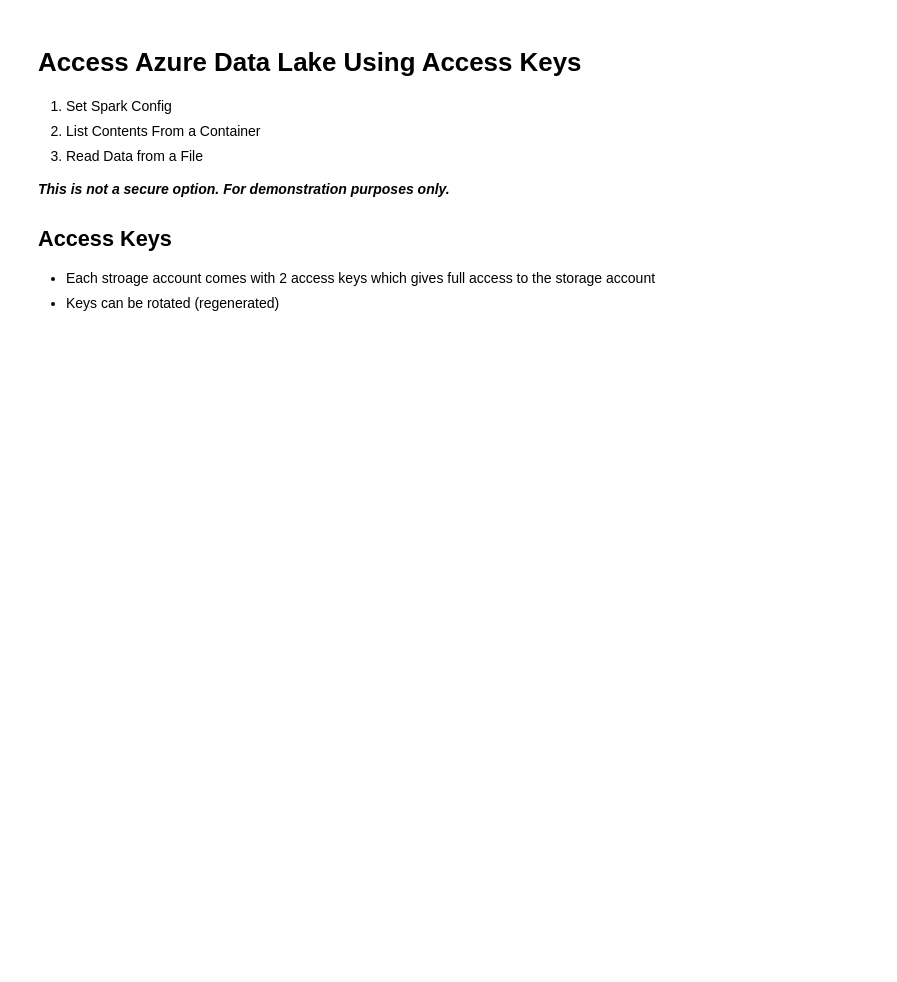
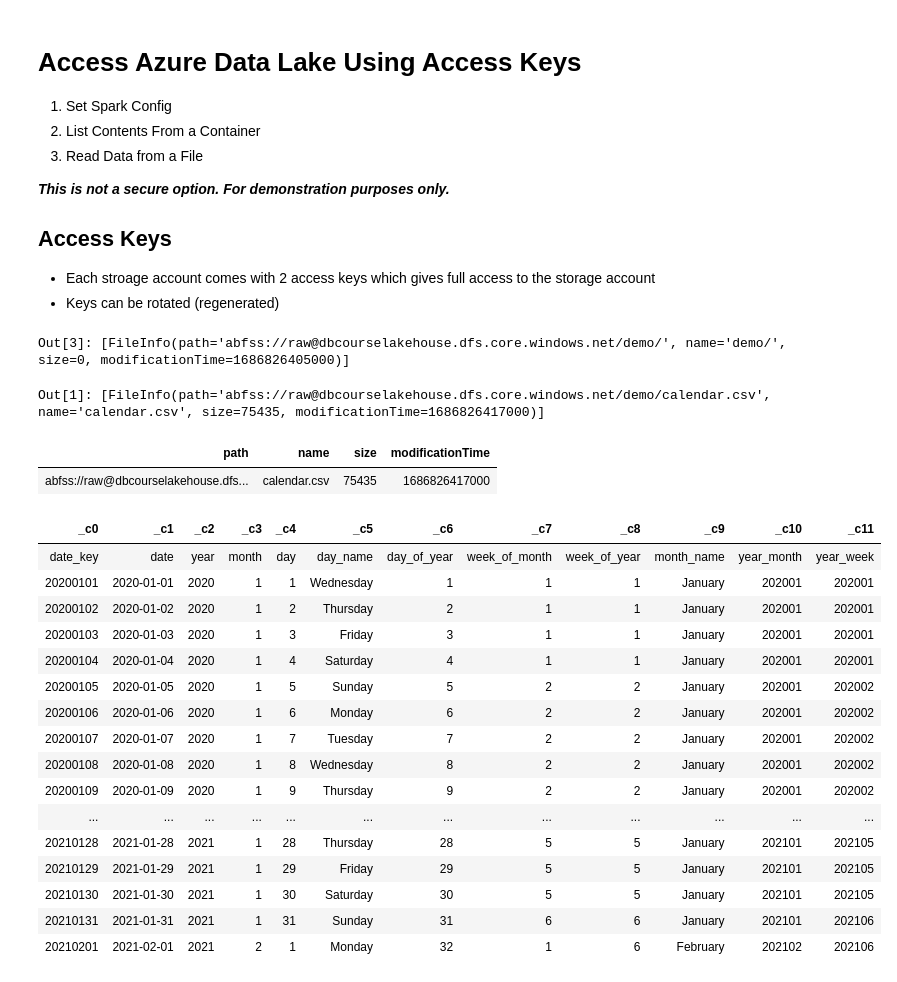
Before and after one commit to nareyes/education, a Jupyter notebook: azure_databricks_course/code/_setup/01-ADLS-Access-Key.ipynb, the cells around one changed output. Drawn from its saved outputs; the diff is of its cells as text; code cells hidden in the pictures; blank space fills up the shorter version.

```diff
--- a/azure_databricks_course/code/_setup/01-ADLS-Access-Key.ipynb
+++ b/azure_databricks_course/code/_setup/01-ADLS-Access-Key.ipynb
@@ -35,3 +54,9 @@ dbutils.fs.ls("abfss://<container@storage_account_name>.dfs.core.windows.net")
+# %%
+# List Contents From a Container
+
+dbutils.fs.ls("abfss://raw@dbcourselakehouse.dfs.core.windows.net")
+# %% [output]
+Out[3]: [FileInfo(path='abfss://raw@dbcourselakehouse.dfs.core.windows.net/demo/', name='demo/', size=0, modificationTime=1686826405000)]
 # %%
 # List Contents From a Container & Directory
 
@@ -39,3 +64,9 @@ dbutils.fs.ls("abfss://<container@storage_account_name>.dfs.core.windows.net/<di
+# %%
+# List Contents From a Container & Directory
+
+dbutils.fs.ls("abfss://raw@dbcourselakehouse.dfs.core.windows.net/demo")
+# %% [output]
+Out[1]: [FileInfo(path='abfss://raw@dbcourselakehouse.dfs.core.windows.net/demo/calendar.csv', name='calendar.csv', size=75435, modificationTime=1686826417000)]
 # %%
 # Using the Display Function
 
@@ -45,3 +76,12 @@ display(
+# %%
+# Using the Display Function
+
+display(
+    dbutils.fs.ls("abfss://raw@dbcourselakehouse.dfs.core.windows.net/demo")
+)
+# %% [output]
+| path | name | size | modificationTime |
+| abfss://raw@dbcourselakehouse.dfs... | calendar.csv | 75435 | 1686826417000 |
 # %%
 # Read Data From a File Using Display Function
 
@@ -50,0 +91,24 @@ display(
+# %%
+# Read Data From a File Using Display Function
+
+display(
+    spark.read.csv("abfss://raw@dbcourselakehouse.dfs.core.windows.net/demo/calendar.csv")
+)
+# %% [output]
+| _c0 | _c1 | _c2 | _c3 | _c4 | _c5 | _c6 | _c7 | _c8 | _c9 | _c10 | _c11 |
+| date_key | date | year | month | day | day_name | day_of_year | week_of_month | week_of_year | month_name | year_month | year_week |
+| 20200101 | 2020-01-01 | 2020 | 1 | 1 | Wednesday | 1 | 1 | 1 | January | 202001 | 202001 |
+| 20200102 | 2020-01-02 | 2020 | 1 | 2 | Thursday | 2 | 1 | 1 | January | 202001 | 202001 |
+| 20200103 | 2020-01-03 | 2020 | 1 | 3 | Friday | 3 | 1 | 1 | January | 202001 | 202001 |
+| 20200104 | 2020-01-04 | 2020 | 1 | 4 | Saturday | 4 | 1 | 1 | January | 202001 | 202001 |
+| 20200105 | 2020-01-05 | 2020 | 1 | 5 | Sunday | 5 | 2 | 2 | January | 202001 | 202002 |
+| 20200106 | 2020-01-06 | 2020 | 1 | 6 | Monday | 6 | 2 | 2 | January | 202001 | 202002 |
+| 20200107 | 2020-01-07 | 2020 | 1 | 7 | Tuesday | 7 | 2 | 2 | January | 202001 | 202002 |
+| 20200108 | 2020-01-08 | 2020 | 1 | 8 | Wednesday | 8 | 2 | 2 | January | 202001 | 202002 |
+| 20200109 | 2020-01-09 | 2020 | 1 | 9 | Thursday | 9 | 2 | 2 | January | 202001 | 202002 |
+| ... | ... | ... | ... | ... | ... | ... | ... | ... | ... | ... | ... |
+| 20210128 | 2021-01-28 | 2021 | 1 | 28 | Thursday | 28 | 5 | 5 | January | 202101 | 202105 |
+| 20210129 | 2021-01-29 | 2021 | 1 | 29 | Friday | 29 | 5 | 5 | January | 202101 | 202105 |
+| 20210130 | 2021-01-30 | 2021 | 1 | 30 | Saturday | 30 | 5 | 5 | January | 202101 | 202105 |
+| 20210131 | 2021-01-31 | 2021 | 1 | 31 | Sunday | 31 | 6 | 6 | January | 202101 | 202106 |
+| 20210201 | 2021-02-01 | 2021 | 2 | 1 | Monday | 32 | 1 | 6 | February | 202102 | 202106 |
```
Also changed, not shown: parts of 8 cells of this notebook, 45 other files.
